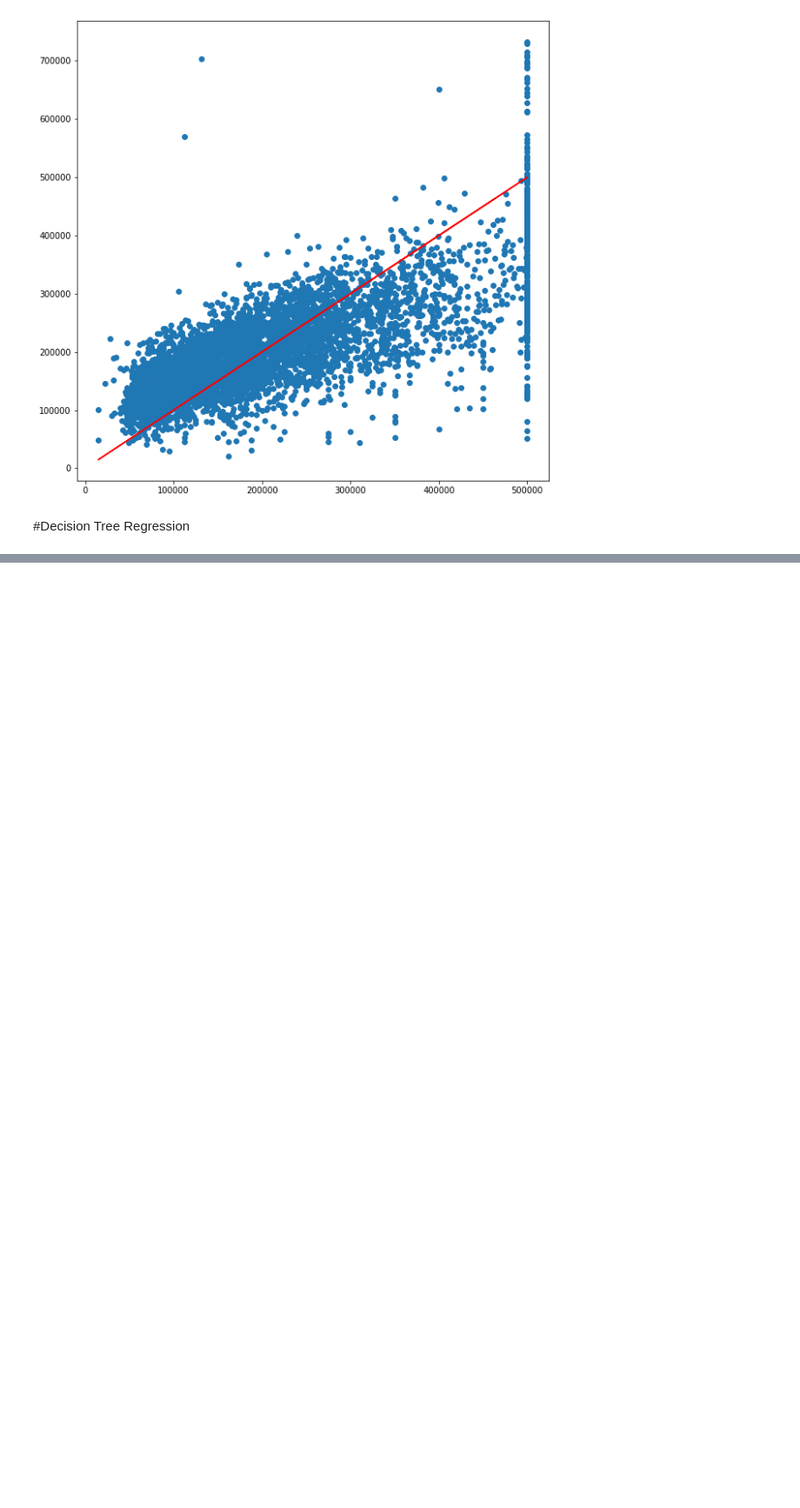
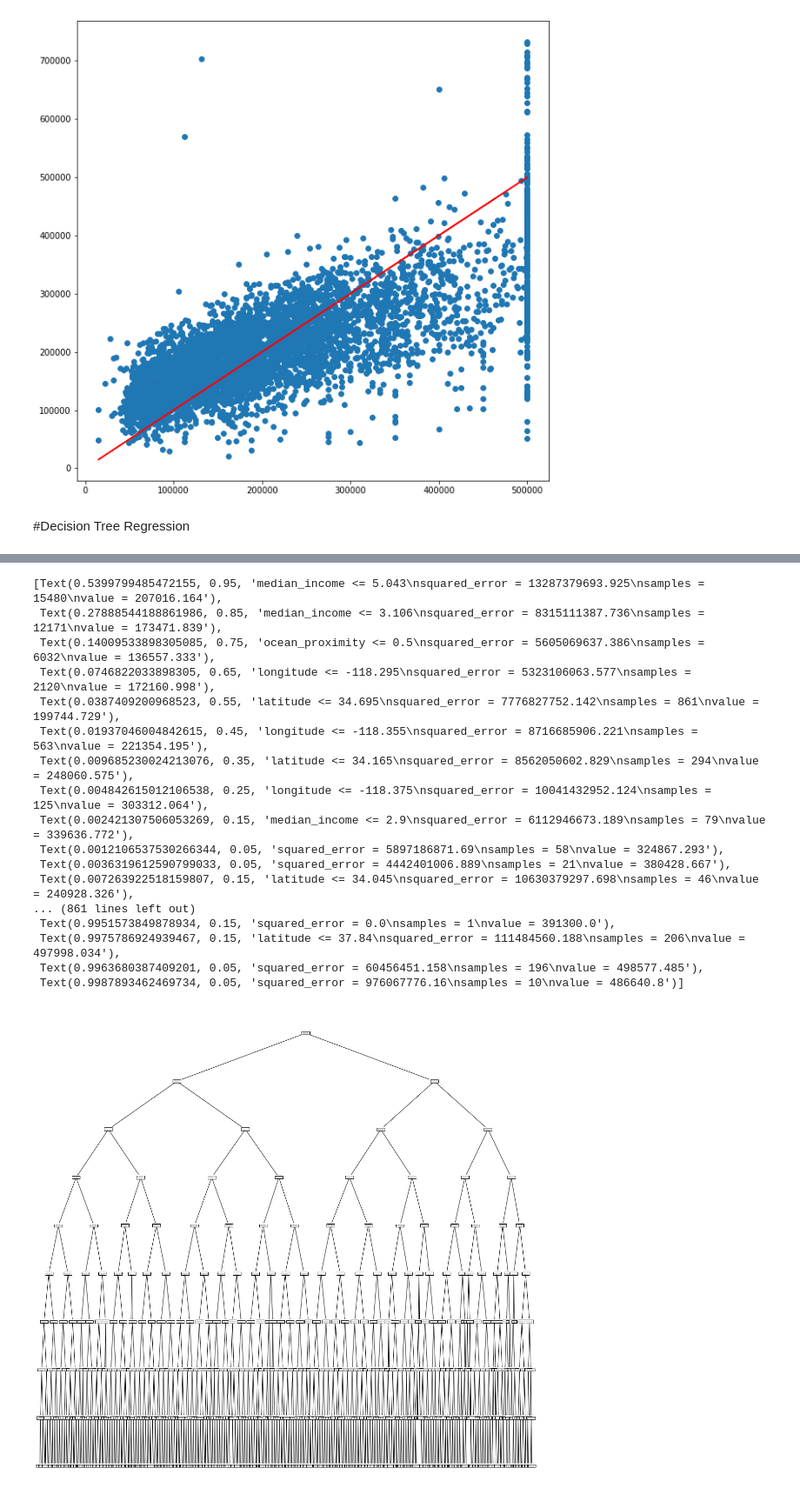
Before and after one commit to wwaihoe/data-proj, a Jupyter notebook: California Housing Prices (1990)/California Housing Prices (1990).ipynb, the cells around one changed output, grey strips where cells are left out. Shown at 87% size. Saved outputs shown, nothing was run; the diff lists cells and outputs as text; code cells hidden in the pictures; blank space fills up the shorter version.

```diff
--- a/California Housing Prices (1990)/California Housing Prices (1990).ipynb
+++ b/California Housing Prices (1990)/California Housing Prices (1990).ipynb
@@ -149,0 +173,23 @@ r-squared value: 0.6420606186582896
+# %%
+from sklearn.tree import plot_tree
+plt.figure(figsize=(20,20))
+plot_tree(dtr,feature_names=['longitude','latitude','housing_median_age','total_rooms','total_bedrooms','population','households','median_income','ocean_proximity'])
+# %% [output]
+[Text(0.5399799485472155, 0.95, 'median_income <= 5.043\nsquared_error = 13287379693.925\nsamples = 15480\nvalue = 207016.164'),
+ Text(0.27888544188861986, 0.85, 'median_income <= 3.106\nsquared_error = 8315111387.736\nsamples = 12171\nvalue = 173471.839'),
+ Text(0.14009533898305085, 0.75, 'ocean_proximity <= 0.5\nsquared_error = 5605069637.386\nsamples = 6032\nvalue = 136557.333'),
+ Text(0.0746822033898305, 0.65, 'longitude <= -118.295\nsquared_error = 5323106063.577\nsamples = 2120\nvalue = 172160.998'),
+ Text(0.0387409200968523, 0.55, 'latitude <= 34.695\nsquared_error = 7776827752.142\nsamples = 861\nvalue = 199744.729'),
+ Text(0.01937046004842615, 0.45, 'longitude <= -118.355\nsquared_error = 8716685906.221\nsamples = 563\nvalue = 221354.195'),
+ Text(0.009685230024213076, 0.35, 'latitude <= 34.165\nsquared_error = 8562050602.829\nsamples = 294\nvalue = 248060.575'),
+ Text(0.004842615012106538, 0.25, 'longitude <= -118.375\nsquared_error = 10041432952.124\nsamples = 125\nvalue = 303312.064'),
+ Text(0.002421307506053269, 0.15, 'median_income <= 2.9\nsquared_error = 6112946673.189\nsamples = 79\nvalue = 339636.772'),
+ Text(0.0012106537530266344, 0.05, 'squared_error = 5897186871.69\nsamples = 58\nvalue = 324867.293'),
+ Text(0.0036319612590799033, 0.05, 'squared_error = 4442401006.889\nsamples = 21\nvalue = 380428.667'),
+ Text(0.007263922518159807, 0.15, 'latitude <= 34.045\nsquared_error = 10630379297.698\nsamples = 46\nvalue = 240928.326'),
+... (861 lines left out)
+ Text(0.9951573849878934, 0.15, 'squared_error = 0.0\nsamples = 1\nvalue = 391300.0'),
+ Text(0.9975786924939467, 0.15, 'latitude <= 37.84\nsquared_error = 111484560.188\nsamples = 206\nvalue = 497998.034'),
+ Text(0.9963680387409201, 0.05, 'squared_error = 60456451.158\nsamples = 196\nvalue = 498577.485'),
+ Text(0.9987893462469734, 0.05, 'squared_error = 976067776.16\nsamples = 10\nvalue = 486640.8')]
+[figure, added]
```
Also changed, not shown: parts of 9 cells of this notebook.
